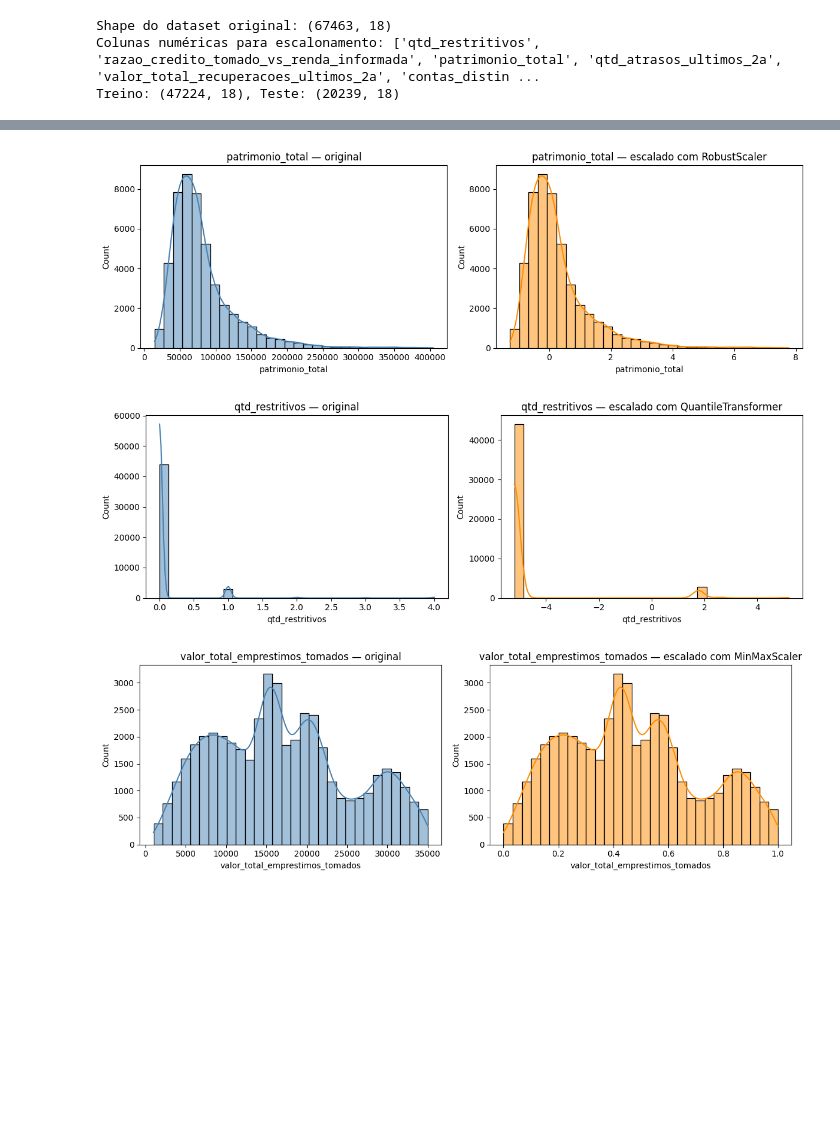
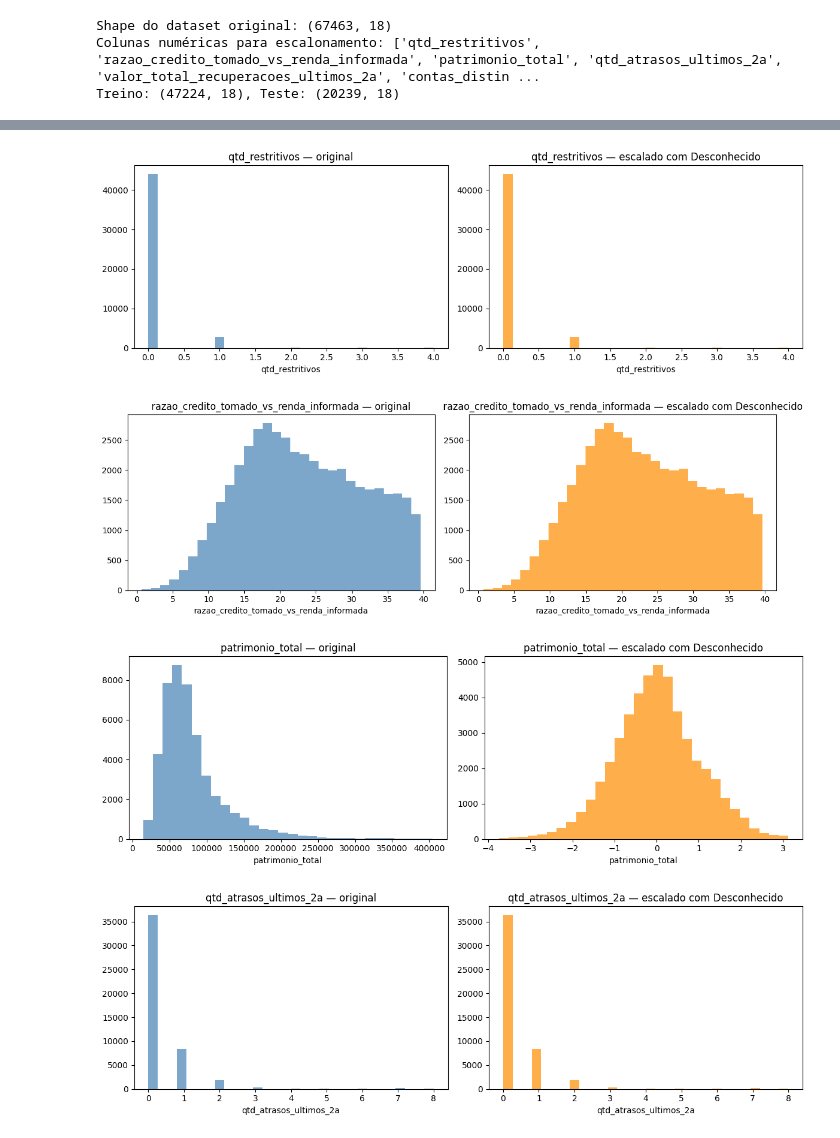
Before and after one commit to joaaomaia/DynamicScaler, a Jupyter notebook: example.ipynb, the cells around one changed output, grey strips where cells are left out. Drawn from its saved outputs; the diff is of its cells as text; code cells hidden in the pictures; blank space fills up the shorter version.

```diff
--- a/example.ipynb
+++ b/example.ipynb
@@ -95,14 +86,15 @@ Exemplo de dados escalados (treino):
 # %%
 # Visualizar
 scaler.plot_histograms(
     df_train,
     X_train_scaled,
-    features=[
-        "patrimonio_total",                 # RobustScaler
-        "qtd_restritivos",                  # QuantileTransformer
-        "valor_total_emprestimos_tomados",  # MinMaxScaler
-        ])
+    features=num_cols)
+        #"patrimonio_total",                 # RobustScaler
+        #"qtd_restritivos",                  # QuantileTransformer
+        #"valor_total_emprestimos_tomados",  # MinMaxScaler
+        #])
 # %% [output]
-[figure, old version]
+[figure, new version]
-[figure, old version]
+[figure, new version]
-[figure, old version]
+[figure, new version]
+[figure, added]
```
Also changed, not shown: parts of 5 cells of this notebook.
